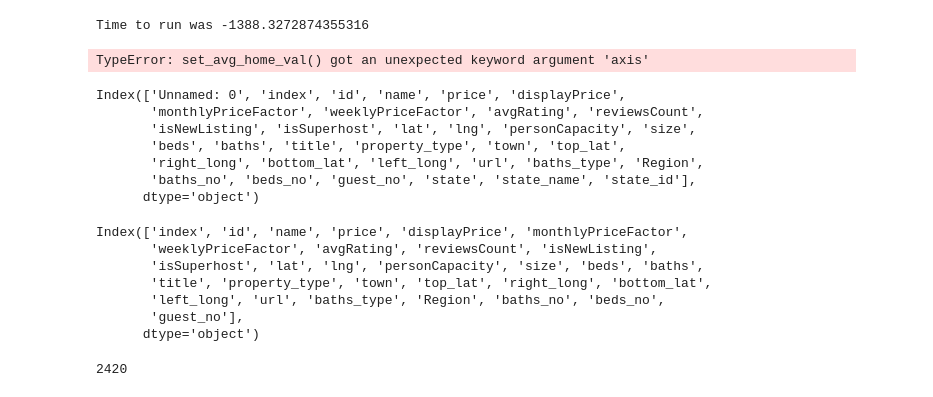
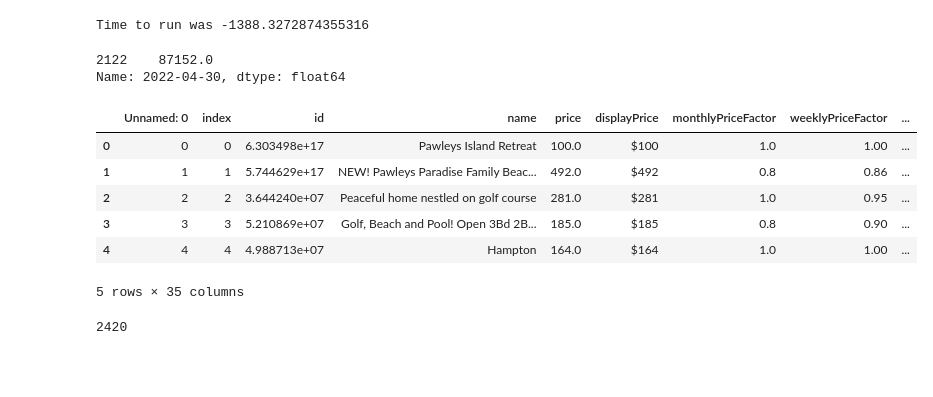
Before and after one commit to mattgilgo/airbnb_reports, a Jupyter notebook: table_generation.ipynb, the cells around one changed output. Drawn from its saved outputs; the diff is of its cells as text; code cells hidden in the pictures; blank space fills up the shorter version.

Commit message:
ROIS CALC'ED BY CITY STATE AND NUM_BEDS LETS GOOOOO

```diff
--- a/table_generation.ipynb
+++ b/table_generation.ipynb
@@ -32,13 +32,13 @@ def overwrite_html(list_of_figs):
     f.write(price_v_numlist_fig.to_html(full_html=False, include_plotlyjs='cdn'))
 """
 
-def calculate_mortgage(town, num_beds, home_values, interest_rate, num_years, down_payment_pct=0):
-    #if num_beds == 1:
-    row_w_value = home_values[(home_values['RegionName'] == town) and (home_values['num_beds'] == num_beds)]
-    home_value = row_w_value['2022-04-30']
+def calculate_mortgage(home_value, interest_rate, num_years, down_payment_pct=0):
+    if home_value is None:
+        return None
 
     per_payment_interest = 0
     loan_value = 0
+
 
     if down_payment_pct >= 1:
         down_payment = down_payment_pct/100 * home_value
@@ -157,7 +157,17 @@ def set_interpolated_state(top_lat,bottom_lat,left_long,right_long):
 
 
 def set_avg_home_val(home_values, city, state, num_beds):
-    desired_row = home_values[(home_values['RegionName'] == city) and (home_values['State'] == state) and (home_values['num_beds'] == num_beds)]
-    if desired_row.notna():
-        return desired_row['2022-04-30']
-    return 0
+    if num_beds <= 5:
+        desired_row = home_values[(home_values['RegionName'] == city) & (home_values['State'] == state) & (home_values['num_beds'] == num_beds)]
+        avg_value = desired_row['2022-04-30']
+        if len(avg_value) == 0:
+            return None
+        else:
+            return avg_value.iloc[0]
+    else:
+        desired_row = home_values[(home_values['RegionName'] == city) & (home_values['State'] == state) & (home_values['num_beds'] == 5)]
+        avg_value = desired_row['2022-04-30']
+        if len(avg_value) == 0:
+            return None
+        else:
+            return avg_value.iloc[0]*num_beds/5  # <-- improve this with linear regression later on
@@ -314,18 +333,21 @@ home_values_lookup = home_values_lookup.drop_duplicates()
 #listing_data_static = listing_data_static.merge(home_values, how='inner', left_on = ['state_id','beds_no'], right_on=['State','num_beds'])  # <-- Join to give avg house value for bedroom size
 #home_values = [['RegionName', 'CountyName', 'Metro', 'State', 'state_name', '2022-04-30', 'num_beds']]
 # %%
-listing_data_static['avg_home_value'] = listing_data_static.apply(lambda row: set_avg_home_val(home_values, listing_data_static['town'], listing_data_static['state_id'], listing_data_static['beds_no']), axis=1)
+listing_data_static['avg_home_value'] = listing_data_static.apply(lambda row: set_avg_home_val(home_values, row['town'], row['state_id'], row['beds_no']),axis=1)
 #lambda row: set_avg_home_val(home_values, listing_data_static['town'], listing_data_static['state_id'], listing_data_static['beds_no'], axis=1)
-# %% [output]
-TypeError: set_avg_home_val() got an unexpected keyword argument 'axis'
-# %%
-listing_data_static.columns
-# %% [output]
-Index(['Unnamed: 0', 'index', 'id', 'name', 'price', 'displayPrice',
-       'monthlyPriceFactor', 'weeklyPriceFactor', 'avgRating', 'reviewsCount',
-       'isNewListing', 'isSuperhost', 'lat', 'lng', 'personCapacity', 'size',
-       'beds', 'baths', 'title', 'property_type', 'town', 'top_lat',
-       'right_long', 'bottom_lat', 'left_long', 'url', 'baths_type', 'Region',
-       'baths_no', 'beds_no', 'guest_no', 'state', 'state_name', 'state_id'],
-      dtype='object')
+# %%
+value = set_avg_home_val(home_values, 'clinton', 'NC', 2)
+# %% [output]
+2122    87152.0
+Name: 2022-04-30, dtype: float64
+# %%
+listing_data_static.head(5)
+# %% [output]
+|  | Unnamed: 0 | index | id | name | price | displayPrice | monthlyPriceFactor | weeklyPriceFactor | ... |
+| 0 | 0 | 0 | 6.303498e+17 | Pawleys Island Retreat | 100.0 | $100 | 1.0 | 1.00 | ... |
+| 1 | 1 | 1 | 5.744629e+17 | NEW! Pawleys Paradise Family Beac... | 492.0 | $492 | 0.8 | 0.86 | ... |
+| 2 | 2 | 2 | 3.644240e+07 | Peaceful home nestled on golf course | 281.0 | $281 | 1.0 | 0.95 | ... |
+| 3 | 3 | 3 | 5.210869e+07 | Golf, Beach and Pool! Open 3Bd 2B... | 185.0 | $185 | 0.8 | 0.90 | ... |
+| 4 | 4 | 4 | 4.988713e+07 | Hampton | 164.0 | $164 | 1.0 | 1.00 | ... |
+5 rows × 35 columns
 # %%
@@ -347,13 +372,5 @@ combined_data = combined_data.merge(home_value, left_on='town', right_on='Region
 # %%
 #listing_data.top_lat.unique()
-listing_data.columns
+combined_data.to_csv('post_home_cals_and_merges.csv')
-# %% [output]
-Index(['index', 'id', 'name', 'price', 'displayPrice', 'monthlyPriceFactor',
-       'weeklyPriceFactor', 'avgRating', 'reviewsCount', 'isNewListing',
-       'isSuperhost', 'lat', 'lng', 'personCapacity', 'size', 'beds', 'baths',
-       'title', 'property_type', 'town', 'top_lat', 'right_long', 'bottom_lat',
-       'left_long', 'url', 'baths_type', 'Region', 'baths_no', 'beds_no',
-       'guest_no'],
-      dtype='object')
 # %%
 # Adding avg mortgage and median ROI
```
Also changed, not shown: parts of 4 cells of this notebook, 2 other files.
